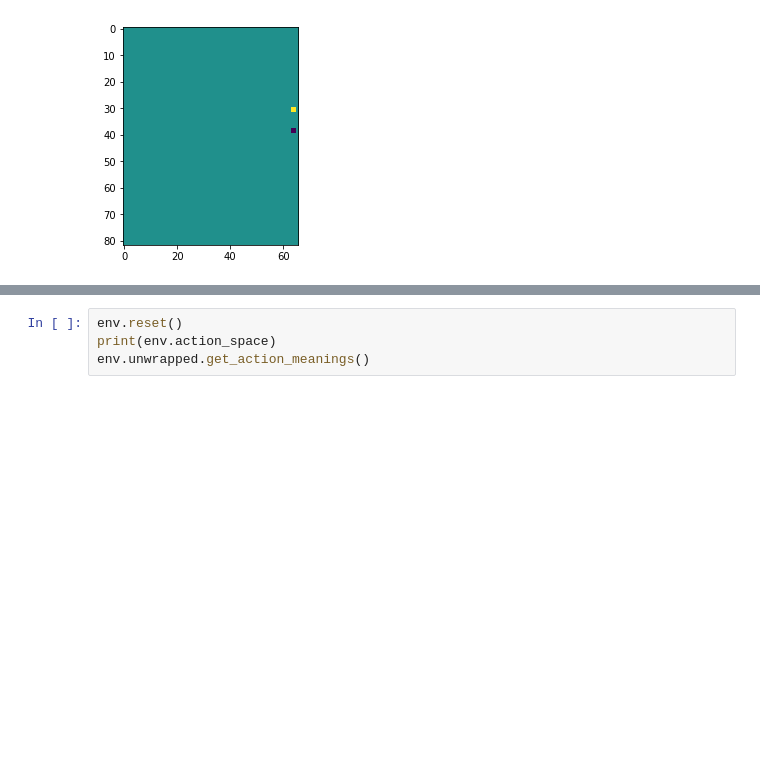
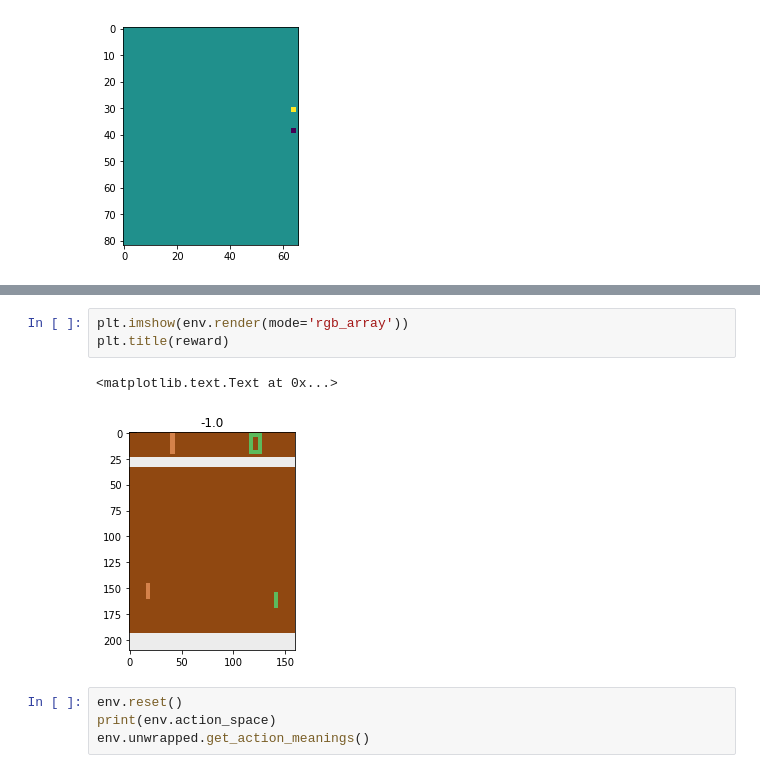
Before and after one commit to bbartoldson/examples, a Jupyter notebook: pong/pong.ipynb, the cells around one changed output, grey strips where cells are left out. Saved outputs shown, nothing was run; the diff lists cells and outputs as text; blank space fills up the shorter version.

```diff
--- a/pong/pong.ipynb
+++ b/pong/pong.ipynb
@@ -116,3 +101,9 @@ for _ in range(50):
+# %%
+plt.imshow(env.render(mode='rgb_array'))
+plt.title(reward)
+# %% [output]
+<matplotlib.text.Text at 0x...>
+[figure, added]
 # %%
 env.reset()
 print(env.action_space)
```
Also changed, not shown: parts of 3 cells of this notebook.
